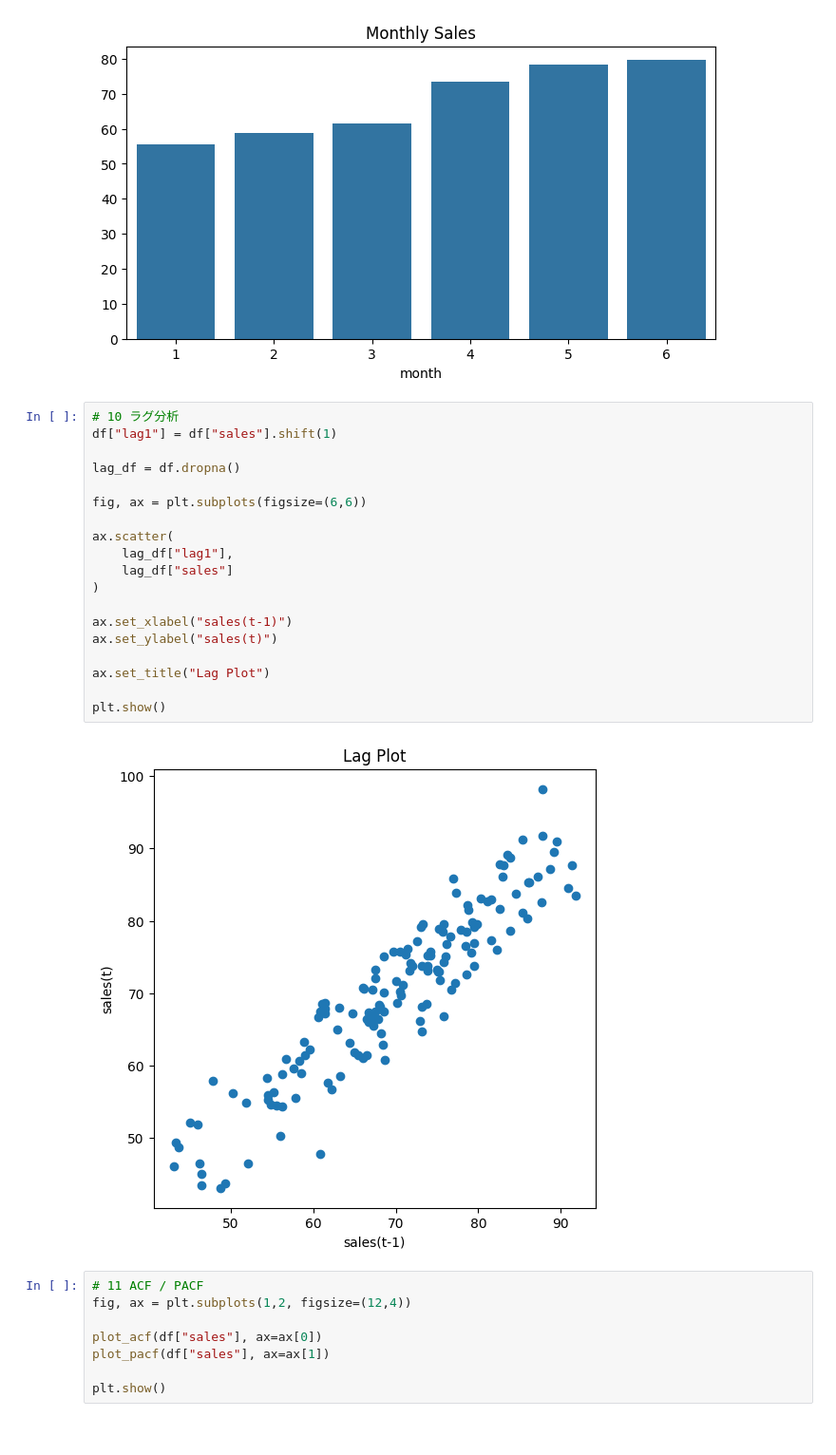
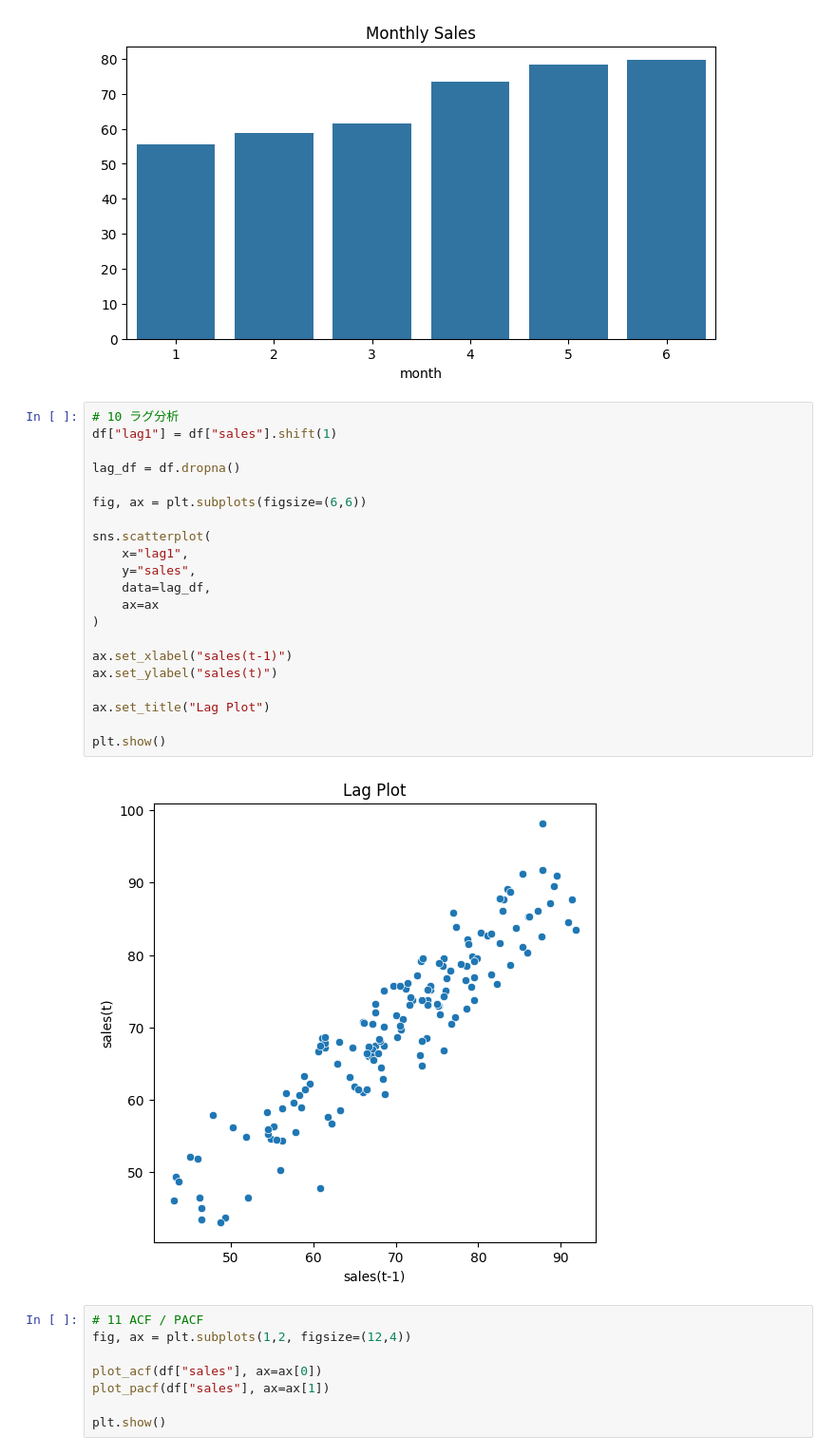
Before and after one commit to K-Tanaka8/time_series_eda_demand_forecast, a Jupyter notebook: time_series_eda_sample.ipynb, the cells around one changed output. Shown at 95% size. Cells and saved outputs as stored; diff of their text form.

```diff
--- a/time_series_eda_sample.ipynb
+++ b/time_series_eda_sample.ipynb
@@ -171,24 +173,26 @@ plt.show()
 # %%
 # 10 ラグ分析
 df["lag1"] = df["sales"].shift(1)
 
 lag_df = df.dropna()
 
 fig, ax = plt.subplots(figsize=(6,6))
 
-ax.scatter(
-    lag_df["lag1"],
-    lag_df["sales"]
+sns.scatterplot(
+    x="lag1",
+    y="sales",
+    data=lag_df,
+    ax=ax
 )
 
 ax.set_xlabel("sales(t-1)")
 ax.set_ylabel("sales(t)")
 
 ax.set_title("Lag Plot")
 
 plt.show()
 # %% [output]
-[figure, old version]
+[figure, new version]
 # %%
 # 11 ACF / PACF
 fig, ax = plt.subplots(1,2, figsize=(12,4))
```
Also changed, not shown: parts of 4 cells of this notebook.
